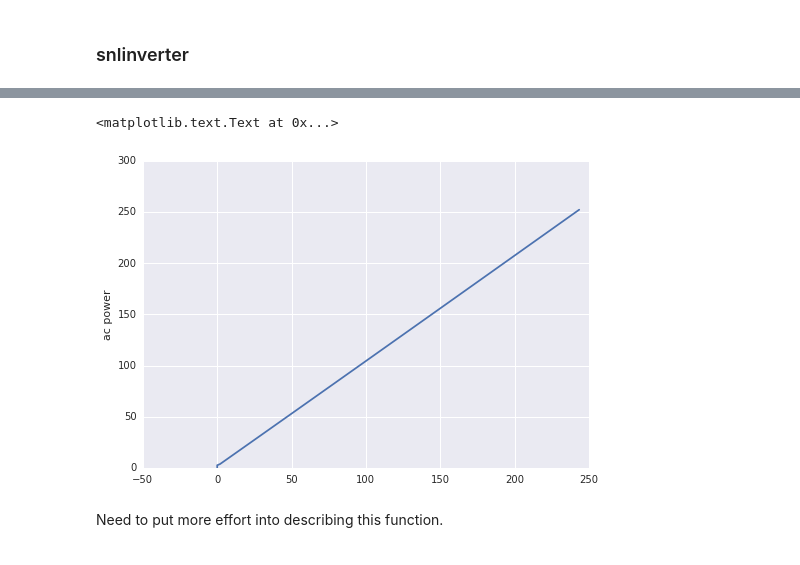
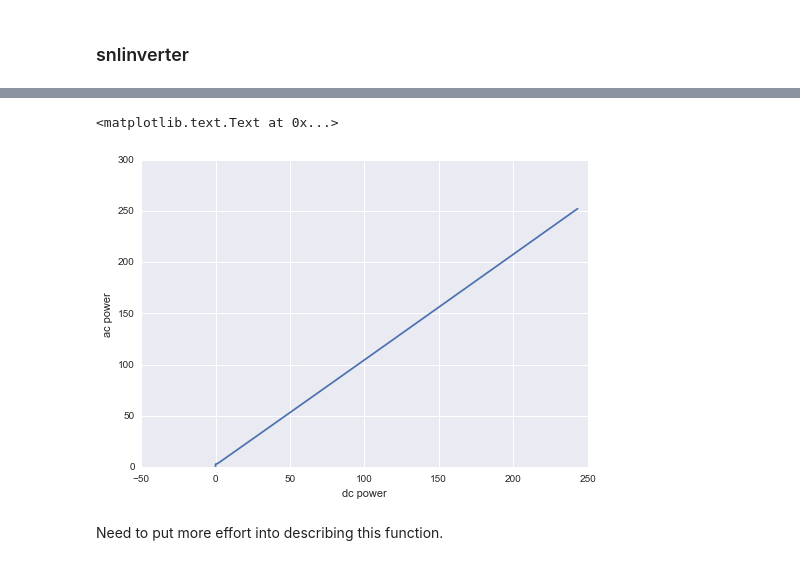
Before and after one commit to pvlib/pvlib-python, a Jupyter notebook: docs/tutorials/pvsystem.ipynb, the cells around one changed output, grey strips where cells are left out. Drawn from its saved outputs; the diff is of its cells as text; code cells hidden in the pictures.

```diff
--- a/docs/tutorials/pvsystem.ipynb
+++ b/docs/tutorials/pvsystem.ipynb
@@ -214,15 +197,16 @@ inverters
 # %%
 vdcs = pd.Series(np.linspace(0,50,51))
 idcs = pd.Series(np.linspace(0,11,110))
 pdcs = idcs * vdcs
 
 pacs = pvsystem.snlinverter(inverters['ABB__MICRO_0_25_I_OUTD_US_208_208V__CEC_2014_'], vdcs, pdcs)
 #pacs.plot()
 plt.plot(pacs, pdcs)
 plt.ylabel('ac power')
+plt.xlabel('dc power')
 # %% [output]
 <matplotlib.text.Text at 0x...>
-[figure, old version]
+[figure, new version]
 # %% [markdown]
 Need to put more effort into describing this function.
 # %% [markdown]
```
Also changed, not shown: parts of 48 cells of this notebook.
